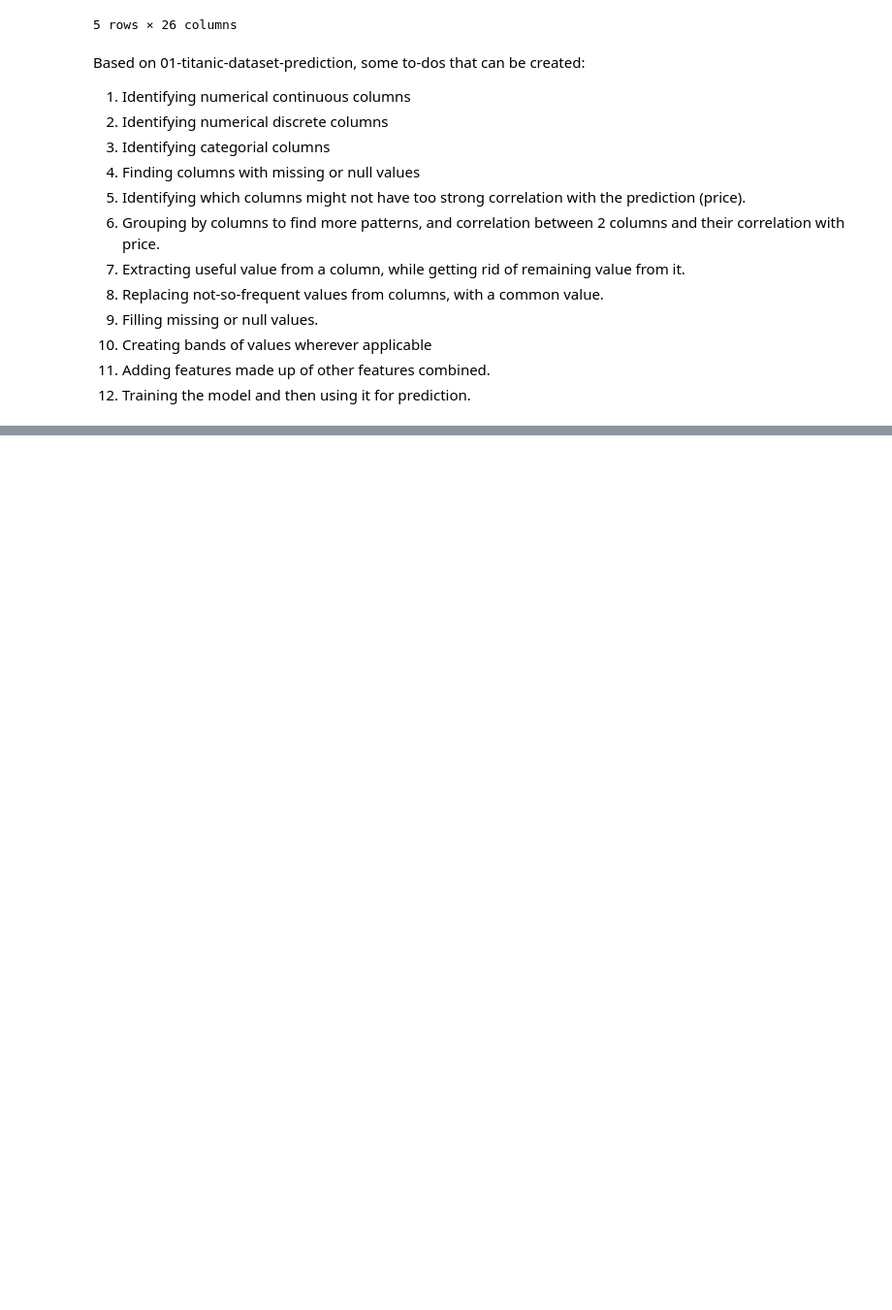
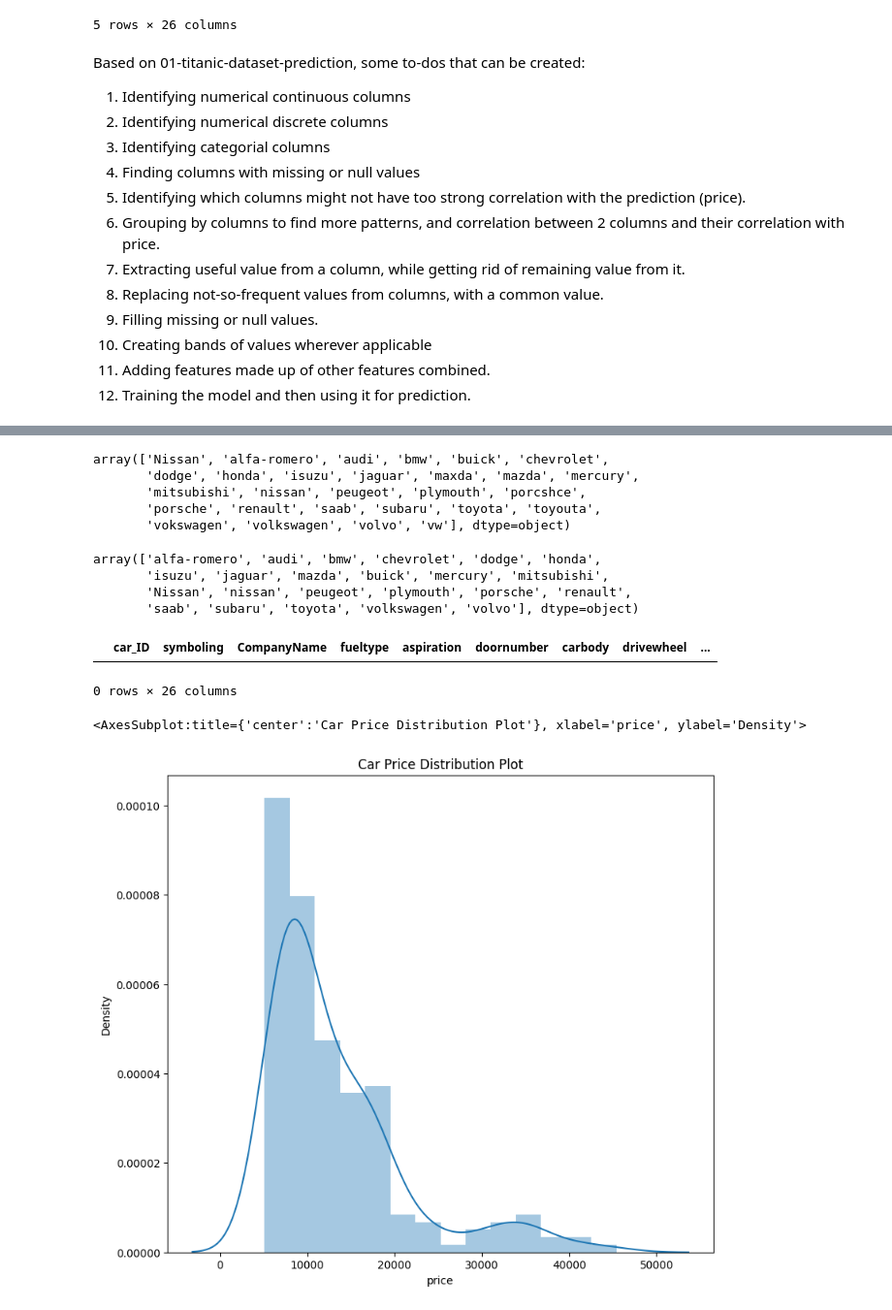
Before and after one commit to amanjaiswalofficial/machine-learning-engineer-roadmap, a Jupyter notebook: kaggle-notebooks/02-car-price-prediction.ipynb, the cells around one changed output, grey strips where cells are left out. Shown: that part at 97% size. Cells and saved outputs as stored; diff of their text form; code cells hidden in the pictures; blank space fills up the shorter version.

```diff
--- a/kaggle-notebooks/02-car-price-prediction.ipynb
+++ b/kaggle-notebooks/02-car-price-prediction.ipynb
@@ -100,0 +121,43 @@ Index(['car_ID', 'symboling', 'CarName', 'fueltype', 'aspiration',
+# %%
+# getting company name from car name
+cars["CarName"] = cars["CarName"].apply(lambda x: x.split(" ")[0])
+# %%
+cars.rename(columns={"CarName": "CompanyName"}, inplace=True)
+# %%
+# seeing all possible values
+cars.sort_values(by="CompanyName").CompanyName.unique()
+# %% [output]
+array(['Nissan', 'alfa-romero', 'audi', 'bmw', 'buick', 'chevrolet',
+       'dodge', 'honda', 'isuzu', 'jaguar', 'maxda', 'mazda', 'mercury',
+       'mitsubishi', 'nissan', 'peugeot', 'plymouth', 'porcshce',
+       'porsche', 'renault', 'saab', 'subaru', 'toyota', 'toyouta',
+       'vokswagen', 'volkswagen', 'volvo', 'vw'], dtype=object)
+# %%
+# replacing same but incorrect spelling values with correct one
+cars.CompanyName.replace('maxda','mazda', inplace=True)
+cars.CompanyName.replace('porcshce','porsche', inplace=True)
+cars.CompanyName.replace('toyouta','toyota', inplace=True)
+cars.CompanyName.replace('vokswagen','volkswagen', inplace=True)
+cars.CompanyName.replace('vw','volkswagen', inplace=True)
+# %%
+cars.CompanyName.unique()
+# %% [output]
+array(['alfa-romero', 'audi', 'bmw', 'chevrolet', 'dodge', 'honda',
+       'isuzu', 'jaguar', 'mazda', 'buick', 'mercury', 'mitsubishi',
+       'Nissan', 'nissan', 'peugeot', 'plymouth', 'porsche', 'renault',
+       'saab', 'subaru', 'toyota', 'volkswagen', 'volvo'], dtype=object)
+# %%
+cars.loc[cars.duplicated()]
+# %% [output]
+|  | car_ID | symboling | CompanyName | fueltype | aspiration | doornumber | carbody | drivewheel | ... |
+0 rows × 26 columns
+# %%
+# visualizing column data
+plt.figure(figsize=(20,8))
+
+plt.subplot(1,2,1)
+plt.title('Car Price Distribution Plot')
+sns.distplot(cars.price)
+# %% [output]
+<AxesSubplot:title={'center':'Car Price Distribution Plot'}, xlabel='price', ylabel='Density'>
+[figure, added]
```
Also changed, not shown: parts of 6 cells of this notebook.
